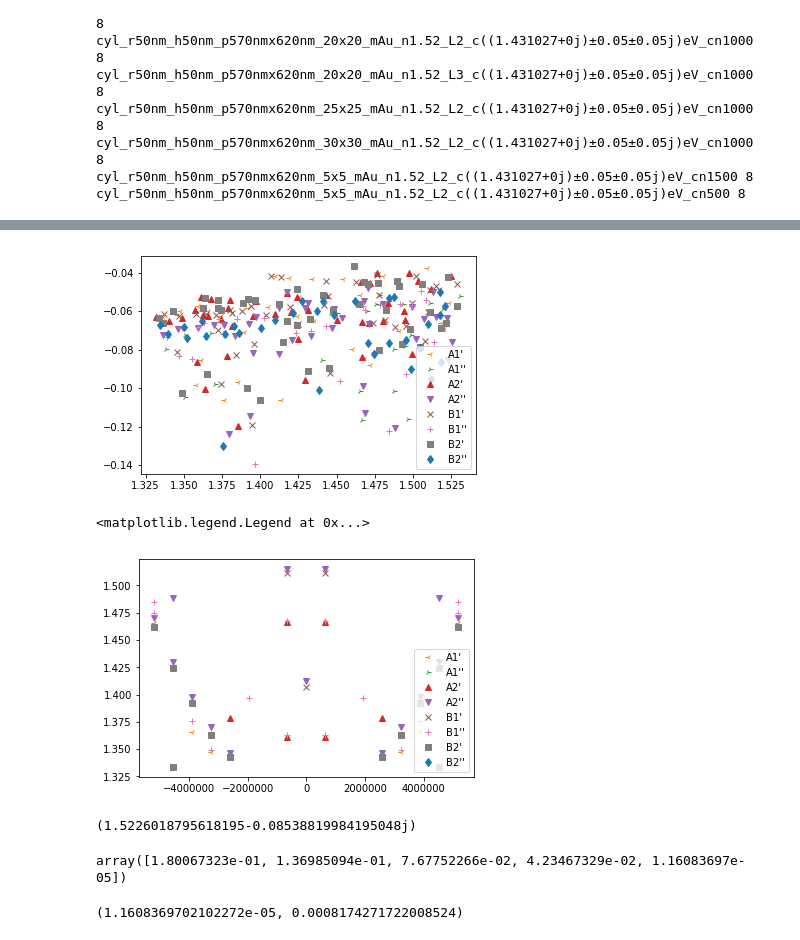
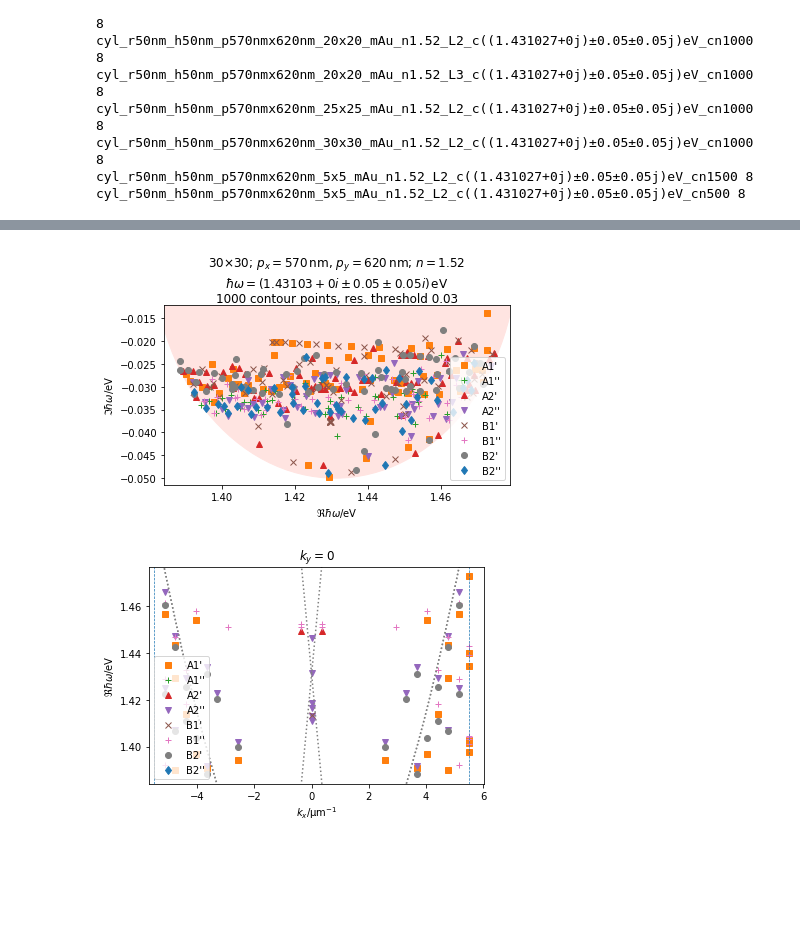
Before and after one commit to texnokrates/qpms-ipynotebooks, a Jupyter notebook: AaroBEC/finitelact_modes_analyse_kx_omega.ipynb, the cells around one changed output, grey strips where cells are left out. Cells and saved outputs as stored; diff of their text form; code cells hidden in the pictures; blank space fills up the shorter version.

Commit message:
Finitelact_modes_analyse_kx_omega improvements

```diff
--- a/AaroBEC/finitelact_modes_analyse_kx_omega.ipynb
+++ b/AaroBEC/finitelact_modes_analyse_kx_omega.ipynb
@@ -199,30 +211,52 @@ def colorfun(b):
 # %%
 fig = plt.figure()
 ax = fig.add_subplot(111)
+ax.add_artist(matplotlib.patches.Ellipse(ri(meta['centre']), 2*meta['ar'], 2*meta['ai'], color='mistyrose'))
 for iri, records_iri in enumerate(plotrecords):
-    eigval, residv, kx, ky = zip(*records_iri)
-    eigval_r = [e.real/eh for e in eigval]
-    eigval_i = [e.imag/eh for e in eigval]
-    ax.plot(eigval_r, eigval_i, marker= markerfun(iri), color=colorfun(iri), ls='', label=ss.irrep_names[iri])
+    if(len(records_iri)): # skip empty irreps
+        eigval, residv, kx, ky = zip(*records_iri)
+        eigval_r = [e.real/eh for e in eigval]
+        eigval_i = [e.imag/eh for e in eigval]
+        ax.plot(eigval_r, eigval_i, marker= markerfun(iri), color=colorfun(iri), ls='', label=ss.irrep_names[iri])
 ax.legend() ;
+ax.set_xlabel('$\Re\hbar\omega/\mathrm{eV}$')
+ax.set_ylabel('$\Im\hbar\omega/\mathrm{eV}$')
+ax.set_title('''%d×%d; $p_x =%g\,\mathrm{nm}$, $p_y = %g\,\mathrm{nm}$; $n=%g$
+$\hbar\omega=(%g %+g i \pm %g \pm %g i)\,\mathrm{eV}$
+%d contour points, res. threshold %.2g''' %
+             (Nx, Ny, px*1e9, py*1e9, meta['refractive_index'],
+              meta['centre'].real, meta['centre'].imag, meta['ar'], meta['ai'],
+             meta['N'], res_thr))
+plt.tight_layout()
+if pp._file is not None: pp.savefig()
 # %% [output]
-[figure, old version]
+[figure, new version]
 # %%
 fig = plt.figure()
 ax = fig.add_subplot(111)
 for iri, records_iri in enumerate(plotrecords):
-    eigval_rs = []
-    kxs = []
-    for rec in records_iri:
-        eigval, residv, kx, ky = rec
-        if(np.all(ky==0)):
-            eigval_r = eigval.real/eh
-            for kx_ in kx:
-                kxs.append(kx_)
-                eigval_rs.append(eigval_r)
+    if(len(records_iri)): # skip empty irreps
+        eigval_rs = []
+        kxs = []
+        for rec in records_iri:
+            eigval, residv, kx, ky = rec
+            if(np.all(ky==0)):
+                eigval_r = eigval.real/eh
+                for kx_ in kx:
+                    kxs.append(kx_/1e6)
+                    eigval_rs.append(eigval_r)
 
-    ax.plot(kxs, eigval_rs, marker= markerfun(iri), color=colorfun(iri), ls='', label=ss.irrep_names[iri])
-ax.legend(loc='lower right')
+        ax.plot(kxs, eigval_rs, marker= markerfun(iri), color=colorfun(iri), ls='', label=ss.irrep_names[iri])
+xlim = ax.set_xlim(ax.get_xlim())
+ylim = ax.set_ylim(ax.get_ylim())
+for lecentre in [(1,0), (-1,0), (0,1), (0,-1), (1,1), (-1,1)]:
+    ax.plot(kxline[:,0]/1e6, kline_freqs(kxline,lecentre,meta['refractive_index'])/eh, color='gray', ls=':')
+ax.legend(loc='lower left')
+ax.set_ylabel('$\Re\hbar\omega/\mathrm{eV}$')
+ax.set_xlabel('$k_x/\mathrm{\mu m}^{-1}$')
+ax.set_title('$k_y=0$')
+ax.axvline(pkx/2/1e6, ls='--',lw=.7)
+ax.axvline(-pkx/2/1e6, ls='--',lw=.7)
+if pp._file is not None:  pp.savefig()
 # %% [output]
-<matplotlib.legend.Legend at 0x...>
-[figure, old version]
+[figure, new version]
@@ -234,19 +262,0 @@ vec_beyn = eigvec[freqi]
-# %%
-print(freq/eh)
-ssw = ss(freq)
-# %% [output]
-(1.5226018795618195-0.08538819984195048j)
-# %%
-ImTW = ssw.modeproblem_matrix_packed(iri=iri)
-U, S, Vh = np.linalg.svd(ImTW)
-Vt = Vh.conj()
-S[-5:]
-# %% [output]
-array([1.80067323e-01, 1.36985094e-01, 7.67752266e-02, 4.23467329e-02, 1.16083697e-05])
-# %%
-vec_svd = Vt[-1]
-fulvec_svd= ss.unpack_vector(vec_svd, iri)
-fulvec_beyn=ss.unpack_vector(vec_beyn,iri)
-np.linalg.norm((np.dot(ImTW,vec_svd))), np.linalg.norm((np.dot(ImTW,vec_beyn)))
-# %% [output]
-(1.1608369702102272e-05, 0.0008174271722008524)
```
Also changed, not shown: parts of 10 cells of this notebook.
